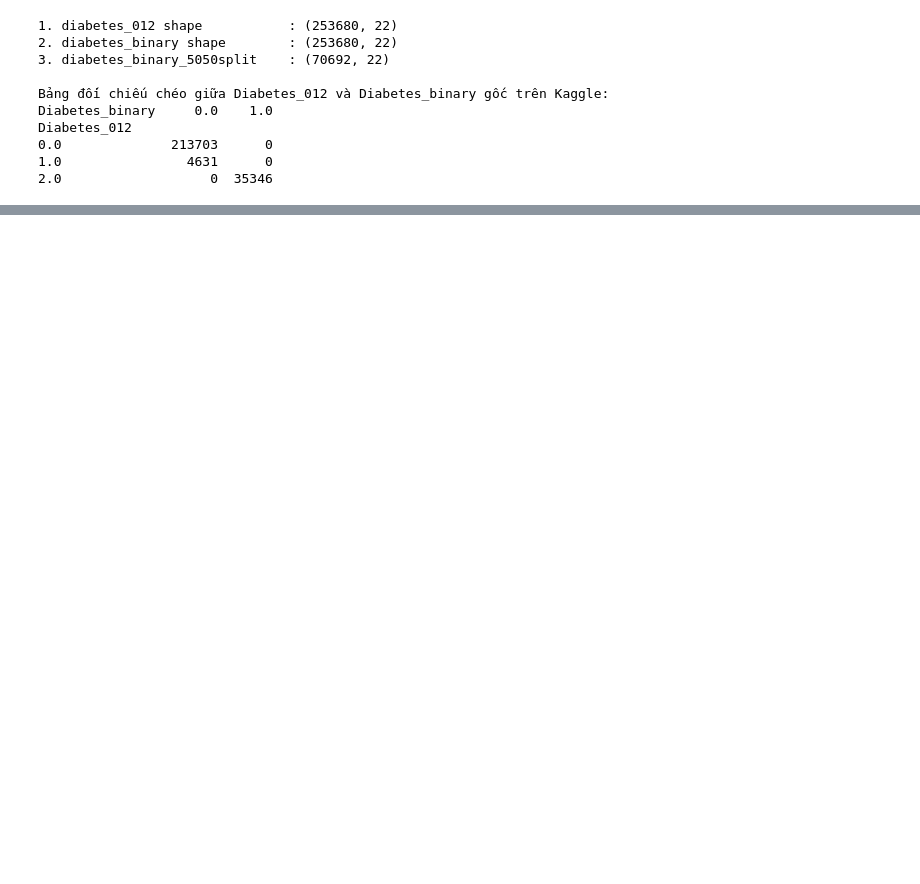
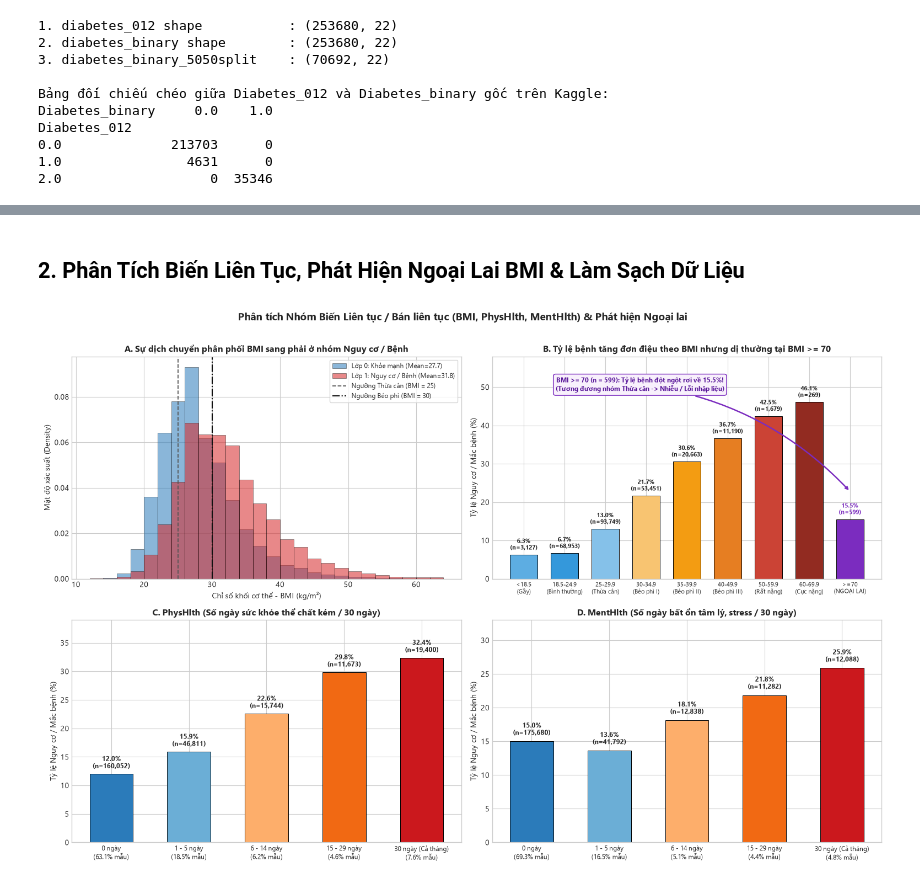
Before and after one commit to ncn2569/Machine_Learning_Project, a Jupyter notebook: notebooks/01_eda_feature_selection.ipynb, the cells around one changed output, grey strips where cells are left out. Cells and saved outputs as stored; diff of their text form; code cells hidden in the pictures; blank space fills up the shorter version.

```diff
--- a/notebooks/01_eda_feature_selection.ipynb
+++ b/notebooks/01_eda_feature_selection.ipynb
@@ -84,0 +168,80 @@ Diabetes_binary
+# %% [markdown]
+## 2. Phân Tích Biến Liên Tục, Phát Hiện Ngoại Lai BMI & Làm Sạch Dữ Liệu
+# %%
+# Biểu đồ 2: Phân tích nhóm biến Liên tục / Bán liên tục (BMI, PhysHlth, MentHlth) & Ngoại lai BMI >= 70
+fig, axes = plt.subplots(2, 2, figsize=(15.5, 10.0))
+fig.suptitle('Phân tích Nhóm Biến Liên tục / Bán liên tục (BMI, PhysHlth, MentHlth) & Phát hiện Ngoại lai',
+             fontsize=14, fontweight='bold', y=1.01)
+
+# Panel A: Phân phối mật độ BMI theo nhãn (Cắt hiển thị tại BMI <= 65 để quan sát rõ hình thái)
+ax = axes[0, 0]
+bmi_0 = df.loc[(df['Diabetes_binary'] == 0) & (df['BMI'] <= 65), 'BMI']
+bmi_1 = df.loc[(df['Diabetes_binary'] == 1) & (df['BMI'] <= 65), 'BMI']
+bins_hist = np.arange(12, 66, 2)
+ax.hist(bmi_0, bins=bins_hist, density=True, alpha=0.55, color='#2b7bba', edgecolor='black', linewidth=0.5,
+        label=f"Lớp 0: Khỏe mạnh (Mean={df.loc[df['Diabetes_binary']==0, 'BMI'].mean():.1f})")
+ax.hist(bmi_1, bins=bins_hist, density=True, alpha=0.55, color='#d62728', edgecolor='black', linewidth=0.5,
+        label=f"Lớp 1: Nguy cơ / Bệnh (Mean={df.loc[df['Diabetes_binary']==1, 'BMI'].mean():.1f})")
+ax.axvline(25, color='#555555', linestyle='--', linewidth=1.3, label='Ngưỡng Thừa cân (BMI = 25)')
+ax.axvline(30, color='#111111', linestyle='-.', linewidth=1.5, label='Ngưỡng Béo phì (BMI = 30)')
+ax.set_xlabel('Chỉ số khối cơ thể - BMI (kg/m²)', fontsize=10)
+ax.set_ylabel('Mật độ xác suất (Density)', fontsize=10)
+ax.set_title('A. Sự dịch chuyển phân phối BMI sang phải ở nhóm Nguy cơ / Bệnh', fontsize=11.2, fontweight='bold')
+ax.legend(loc='upper right', frameon=True, facecolor='white', fontsize=8.8)
+
+# Panel B: Tỷ lệ Nguy cơ / Mắc bệnh theo phân tầng BMI & Dị thường ở BMI >= 70
+ax = axes[0, 1]
+bmi_bins = [0, 18.5, 25, 30, 35, 40, 50, 60, 70, 200]
+bmi_labels = ['<18.5\n(Gầy)', '18.5-24.9\n(Bình thường)', '25-29.9\n(Thừa cân)',
+              '30-34.9\n(Béo phì I)', '35-39.9\n(Béo phì II)', '40-49.9\n(Béo phì III)',
+              '50-59.9\n(Rất nặng)', '60-69.9\n(Cực nặng)', '>=70\n(NGOẠI LAI)']
+bmi_cat = pd.cut(df['BMI'], bins=bmi_bins, labels=bmi_labels, right=False)
+bmi_stat = df.groupby(bmi_cat, observed=False)['Diabetes_binary'].agg(['count', 'mean'])
+bmi_stat['pct'] = bmi_stat['mean'] * 100
+
+bar_colors = ['#5dade2', '#3498db', '#85c1e9', '#f8c471', '#f39c12', '#e67e22', '#cb4335', '#922b21', '#7b2cbf']
+bars = ax.bar(np.arange(len(bmi_labels)), bmi_stat['pct'], color=bar_colors, edgecolor='black', linewidth=0.7, width=0.68)
+for idx, (b, cnt, pct) in enumerate(zip(bars, bmi_stat['count'], bmi_stat['pct'])):
+    ax.text(b.get_x() + b.get_width() / 2, pct + 0.9, f'{pct:.1f}%\n(n={cnt:,})',
+            ha='center', va='bottom', fontsize=8.0, fontweight='bold',
+            color='#7b2cbf' if idx == 8 else '#222222')
+
+ax.annotate('BMI >= 70 (n = 599): Tỷ lệ bệnh đột ngột rơi về 15.5%!\n(Tương đương nhóm Thừa cân -> Nhiễu / Lỗi nhập liệu)',
+            xy=(8.0, 22.8), xytext=(2.85, 49.0), ha='center', fontsize=8.6, fontweight='bold', color='#5a189a',
+            bbox=dict(boxstyle='round,pad=0.35', facecolor='#f8f0fc', edgecolor='#7b2cbf', lw=1.1),
+            arrowprops=dict(arrowstyle='->', connectionstyle='arc3,rad=-0.18', color='#7b2cbf', lw=1.8))
+ax.set_xticks(np.arange(len(bmi_labels)))
+ax.set_xticklabels(bmi_labels, fontsize=8.2)
+ax.set_ylabel('Tỷ lệ Nguy cơ / Mắc bệnh (%)', fontsize=10)
+ax.set_ylim(0, 58)
+ax.set_title('B. Tỷ lệ bệnh tăng đơn điệu theo BMI nhưng dị thường tại BMI >= 70', fontsize=11.2, fontweight='bold')
+
+# Panel C & D: PhysHlth và MentHlth (Phân tầng theo số ngày / 30 ngày)
+day_bins = [-1, 0, 5, 14, 29, 30]
+day_names = ['0 ngày', '1 - 5 ngày', '6 - 14 ngày', '15 - 29 ngày', '30 ngày (Cả tháng)']
+day_palette = ['#2b7bba', '#6baed6', '#fdae6b', '#f16913', '#cb181d']
+
+for ax_sub, col_name, title_txt, ylim_top in [
+    (axes[1, 0], 'PhysHlth', 'C. PhysHlth (Số ngày sức khỏe thể chất kém / 30 ngày)', 39),
+    (axes[1, 1], 'MentHlth', 'D. MentHlth (Số ngày bất ổn tâm lý, stress / 30 ngày)', 33)
+]:
+    cat_s = pd.cut(df[col_name], bins=day_bins, labels=day_names)
+    st = df.groupby(cat_s, observed=False)['Diabetes_binary'].agg(['count', 'mean'])
+    st['pct'] = st['mean'] * 100
+    st['share'] = st['count'] / len(df) * 100
+    x_d = np.arange(len(day_names))
+    b_sub = ax_sub.bar(x_d, st['pct'], color=day_palette, edgecolor='black', linewidth=0.7, width=0.56)
+    for b, cnt, pct, sh in zip(b_sub, st['count'], st['pct'], st['share']):
+        ax_sub.text(b.get_x() + b.get_width() / 2, pct + 0.7, f'{pct:.1f}%\n(n={cnt:,})',
+                    ha='center', va='bottom', fontsize=8.5, fontweight='bold')
+    ax_sub.set_xticks(x_d)
+    ax_sub.set_xticklabels([f'{nm}\n({sh:.1f}% mẫu)' for nm, sh in zip(day_names, st['share'])], fontsize=8.7)
+    ax_sub.set_ylabel('Tỷ lệ Nguy cơ / Mắc bệnh (%)', fontsize=10)
+    ax_sub.set_ylim(0, ylim_top)
+    ax_sub.set_title(title_txt, fontsize=11.2, fontweight='bold')
+
+plt.tight_layout()
+plt.savefig(os.path.join(FIG_DIR, 'fig02_continuous_features_and_bmi_outliers.png'), dpi=160, bbox_inches='tight')
+plt.show()
+# %% [output]
+[figure, added]
```
Also changed, not shown: parts of 25 cells of this notebook, 20 other files.
